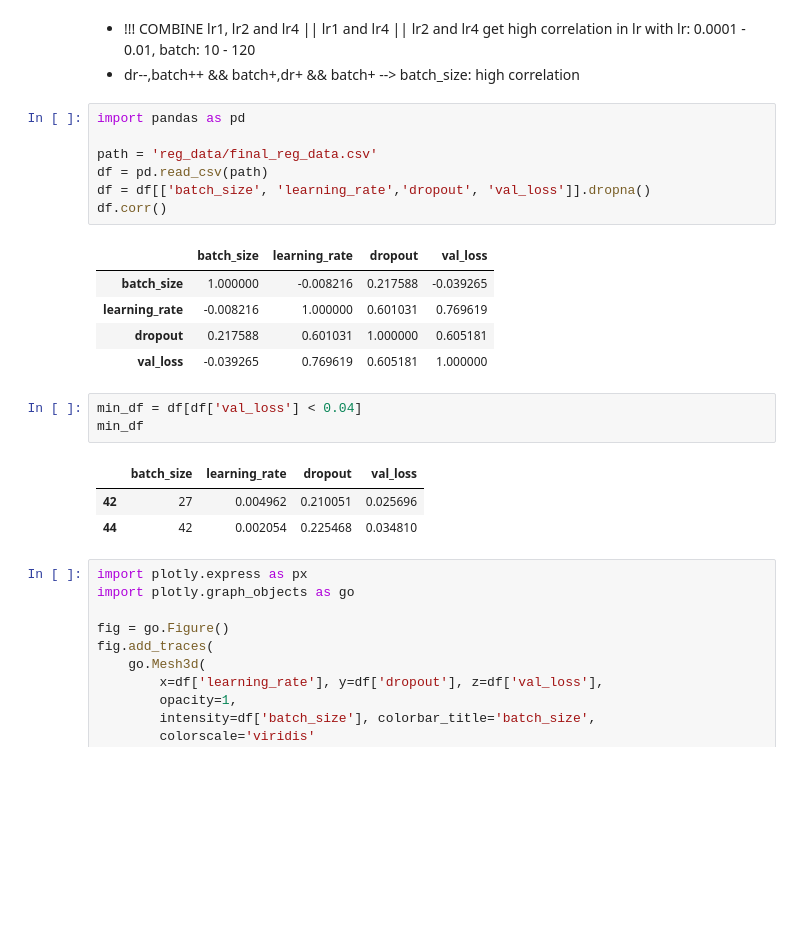
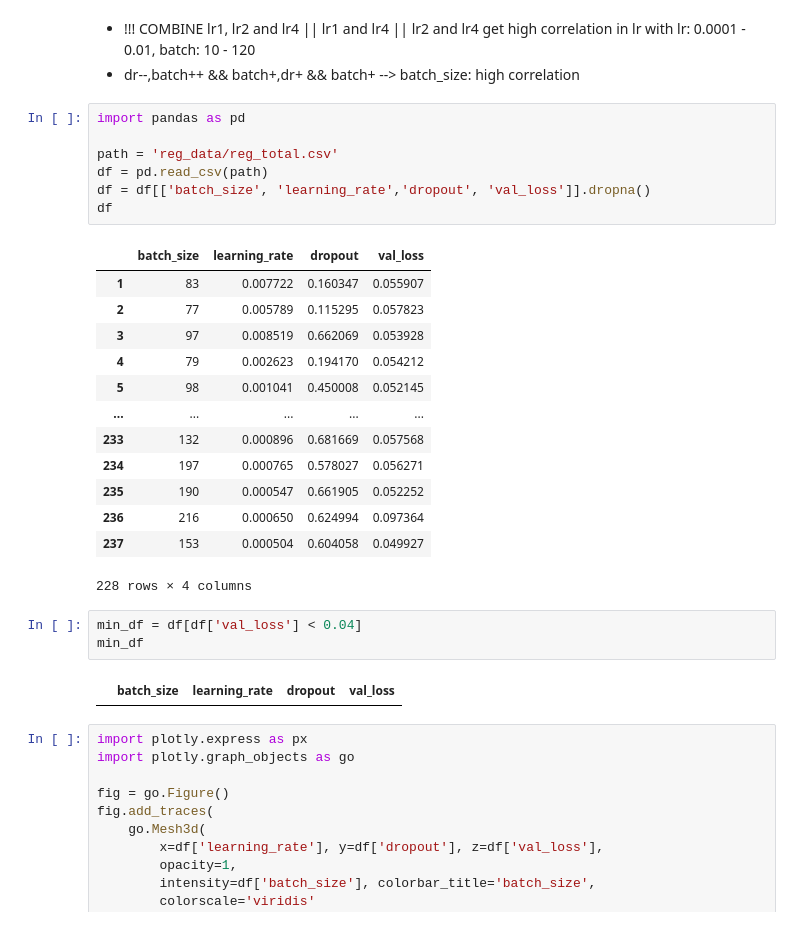
Before and after one commit to viettran295/cnn_thesis, a Jupyter notebook: multi_regression.ipynb, the cells around one changed output. Saved outputs shown, nothing was run; the diff lists cells and outputs as text; blank space fills up the shorter version.

```diff
--- a/multi_regression.ipynb
+++ b/multi_regression.ipynb
@@ -4,23 +4,29 @@
 # %%
 import pandas as pd
 
-path = 'reg_data/final_reg_data.csv'
+path = 'reg_data/reg_total.csv'
 df = pd.read_csv(path)
 df = df[['batch_size', 'learning_rate','dropout', 'val_loss']].dropna()
-df.corr()
+df
 # %% [output]
 |  | batch_size | learning_rate | dropout | val_loss |
-| batch_size | 1.000000 | -0.008216 | 0.217588 | -0.039265 |
-| learning_rate | -0.008216 | 1.000000 | 0.601031 | 0.769619 |
-| dropout | 0.217588 | 0.601031 | 1.000000 | 0.605181 |
-| val_loss | -0.039265 | 0.769619 | 0.605181 | 1.000000 |
+| 1 | 83 | 0.007722 | 0.160347 | 0.055907 |
+| 2 | 77 | 0.005789 | 0.115295 | 0.057823 |
+| 3 | 97 | 0.008519 | 0.662069 | 0.053928 |
+| 4 | 79 | 0.002623 | 0.194170 | 0.054212 |
+| 5 | 98 | 0.001041 | 0.450008 | 0.052145 |
+| ... | ... | ... | ... | ... |
+| 233 | 132 | 0.000896 | 0.681669 | 0.057568 |
+| 234 | 197 | 0.000765 | 0.578027 | 0.056271 |
+| 235 | 190 | 0.000547 | 0.661905 | 0.052252 |
+| 236 | 216 | 0.000650 | 0.624994 | 0.097364 |
+| 237 | 153 | 0.000504 | 0.604058 | 0.049927 |
+228 rows × 4 columns
 # %%
 min_df = df[df['val_loss'] < 0.04]
 min_df
 # %% [output]
 |  | batch_size | learning_rate | dropout | val_loss |
-| 42 | 27 | 0.004962 | 0.210051 | 0.025696 |
-| 44 | 42 | 0.002054 | 0.225468 | 0.034810 |
 # %%
 import plotly.express as px
 import plotly.graph_objects as go
```
Also changed, not shown: parts of 9 cells of this notebook.
